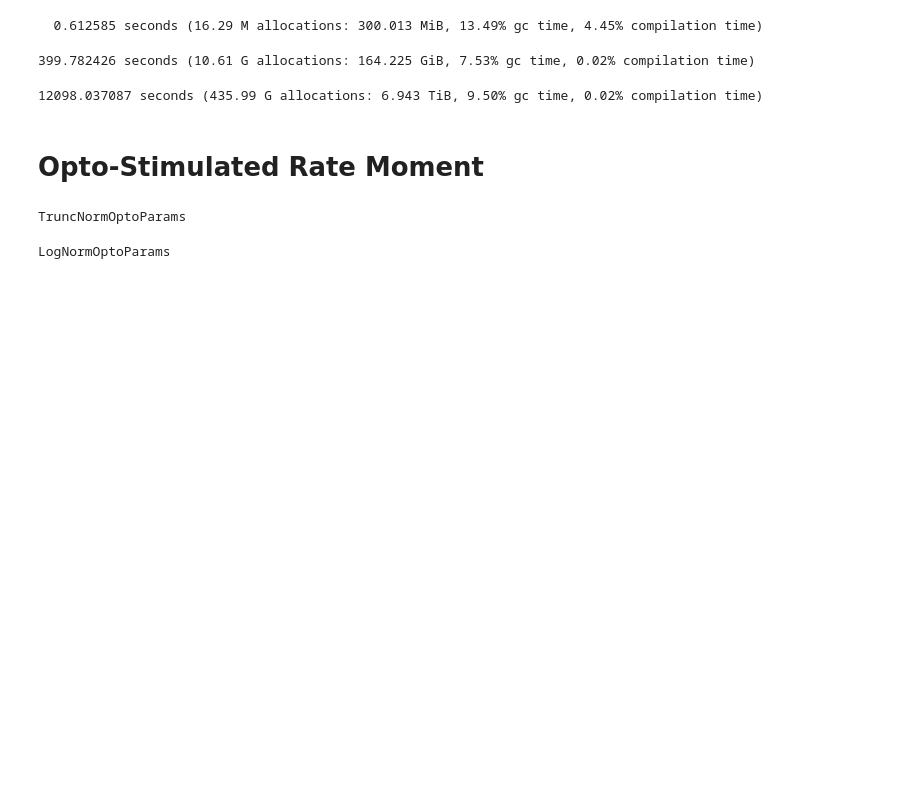
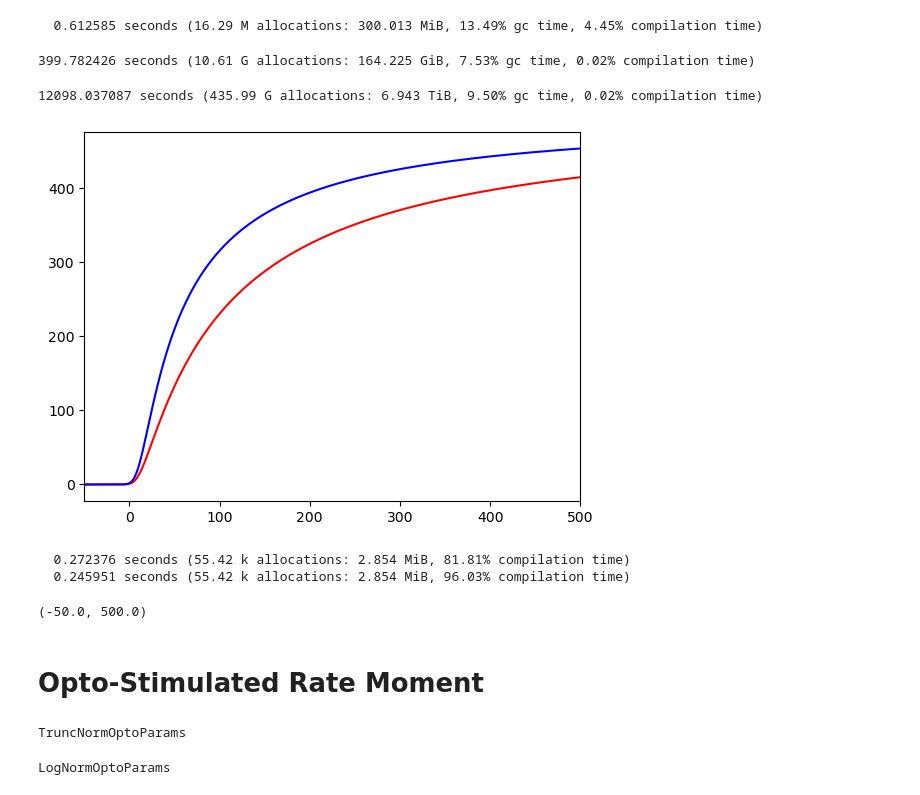
Before and after one commit to AddingAddict/OptoStimDMFT, a Jupyter notebook: 2Pop Opto Stim DMFT.ipynb, the cells around one changed output. Cells and saved outputs as stored; diff of their text form; code cells hidden in the pictures; blank space fills up the shorter version.

```diff
--- a/2Pop Opto Stim DMFT.ipynb
+++ b/2Pop Opto Stim DMFT.ipynb
@@ -169,6 +169,17 @@ RicciardiParams(20.0, 10.0, 10.0, 0.01, 0.002)
 @time Citp([rpE,rpI])
 # %% [output]
 12098.037087 seconds (435.99 G allocations: 6.943 TiB, 9.50% gc time, 0.02% compilation time)
+# %%
+let μs = range(-50,500,length=1000)
+    @time plot(μs,[Φ(rpE,μs[i]) for i in eachindex(μs)],"r")
+    @time plot(μs,[Φ(rpI,μs[i]) for i in eachindex(μs)],"b")
+    xlim(-50,500)
+end
+# %% [output]
+[figure, added]
+  0.272376 seconds (55.42 k allocations: 2.854 MiB, 81.81% compilation time)
+  0.245951 seconds (55.42 k allocations: 2.854 MiB, 96.03% compilation time)
+(-50.0, 500.0)
 # %% [markdown]
 # Opto-Stimulated Rate Moment
 # %%
```
Also changed, not shown: parts of 78 cells of this notebook, 2 other files.
